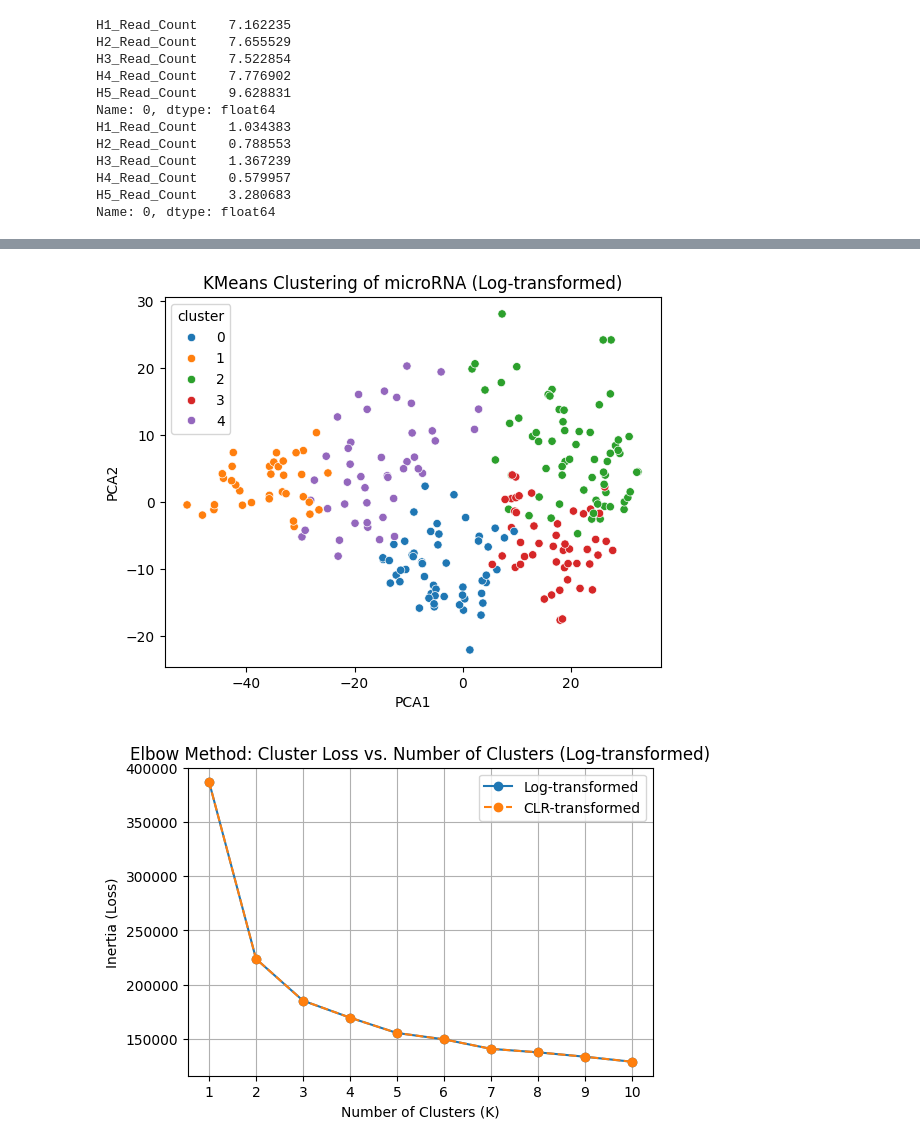
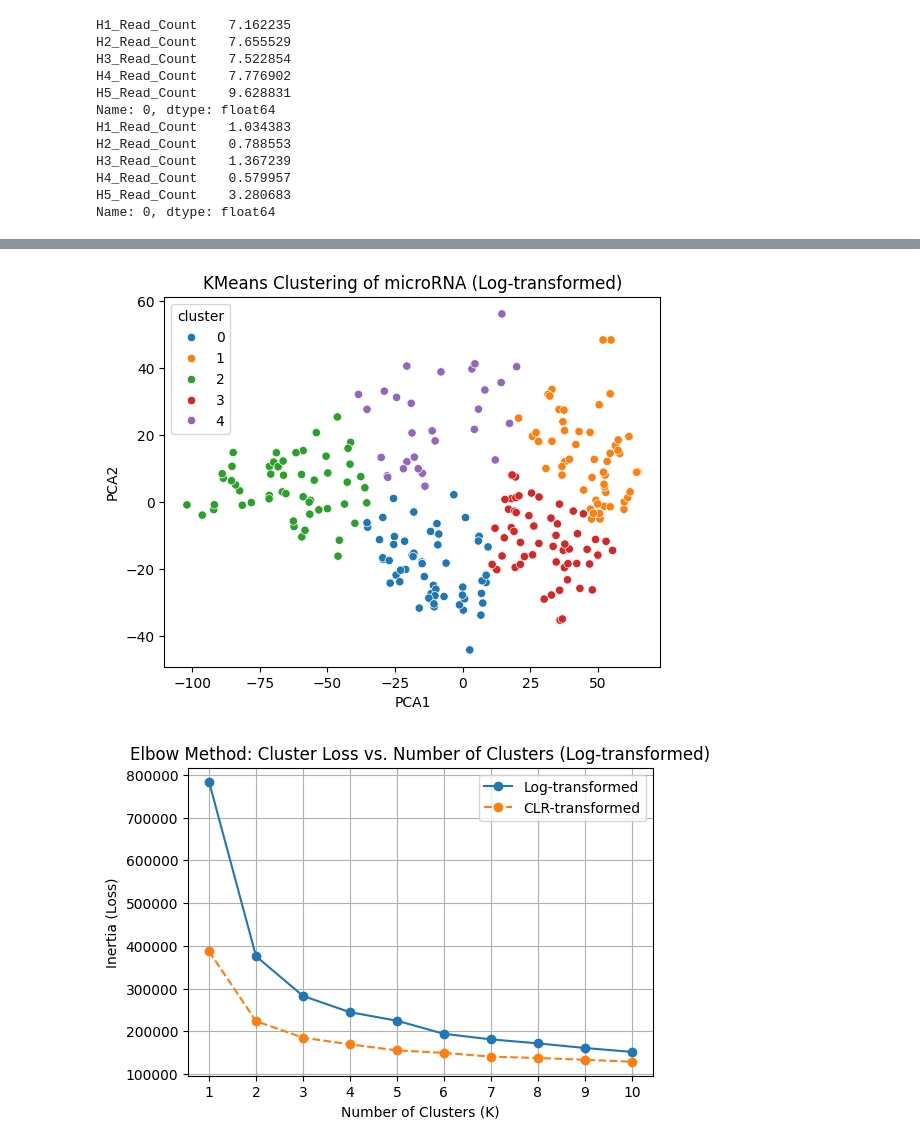
Before and after one commit to lookbackjh/mRNA_clustering, a Jupyter notebook: analysis.ipynb, the cells around one changed output, grey strips where cells are left out. Cells and saved outputs as stored; diff of their text form; code cells hidden in the pictures.

```diff
--- a/analysis.ipynb
+++ b/analysis.ipynb
@@ -77,22 +79,46 @@ Name: 0, dtype: float64
 # %%
 from sklearn.cluster import KMeans
 import matplotlib.pyplot as plt
-
+import seaborn as sns
+import copy
+clr_data=copy.deepcopy(clr_df)
 # 범위 설정 (예: 1~10 클러스터)
 K_range = range(1, 11)
-inertias = []
+inertias_clr = []
 
 for k in K_range:
     kmeans = KMeans(n_clusters=k, random_state=42)
     kmeans.fit(clr_data.drop(columns='cluster', errors='ignore'))  # sample x feature
-    inertias.append(kmeans.inertia_)  # inertia = sum of squared distances to cluster centers
+    inertias_clr.append(kmeans.inertia_)  # inertia = sum of squared distances to cluster centers
 plt.figure(figsize=(6, 4))
-plt.plot(K_range, inertias, marker='o')
+plt.plot(K_range, inertias_clr, marker='o')
 plt.title('Elbow Method: Cluster Loss vs. Number of Clusters')
 plt.xlabel('Number of Clusters (K)')
 plt.ylabel('Inertia (Loss)')
 plt.xticks(K_range)
 plt.grid(True)
 plt.show()
+
+# KMeans clustering with the optimal number of clusters
+optimal_k = 5  # You can change this based on the elbow method result
+
+# perform pca
+from sklearn.decomposition import PCA
+pca = PCA(n_components=2)  # Reduce to 2 dimensions for visualization
+pca_data = pca.fit_transform(clr_data.drop(columns='cluster', errors='ignore'))
+clr_data['cluster'] = KMeans(n_clusters=optimal_k, random_state=42).fit_predict(clr_data.drop(columns='cluster', errors='ignore'))
+# Add PCA results to the DataFrame
+clr_data['pca1'] = pca_data[:, 0]
+clr_data['pca2'] = pca_data[:, 1]
+# Visualize the clusters
+plt.figure(figsize=(8, 6))
+sns.scatterplot(data=clr_data, x='pca1', y='pca2', hue='cluster', palette='viridis', s=100)
+plt.title(f'KMeans Clustering with {optimal_k} Clusters')
+plt.xlabel('PCA Component 1')
+plt.ylabel('PCA Component 2')
+plt.legend(title='Cluster')
+plt.grid(True)
+#plt.savefig('kmeans_clustering.png')
+# Save the results to an Excel file
 # %% [output]
 [figure]
@@ -99,6 +126,12 @@ plt.show()
 # %%
 # do the same for log transformed data
-log_data = log_df
+#sci-kit pca
+from sklearn.decomposition import PCA
+from sklearn.cluster import KMeans
+# Perform KMeans clustering on clr transformed data
+
+import seaborn as sns
+log_data = copy.deepcopy(log_df)
 n_clusters = 5  # 원하는 클러스터 수
 kmeans_log = KMeans(n_clusters=n_clusters, random_state=42)
 labels_log = kmeans_log.fit_predict(log_data)
@@ -113,28 +146,28 @@ sns.scatterplot(data=log_data, x='PCA1', y='PCA2', hue='cluster', palette='tab10
 plt.title("KMeans Clustering of microRNA (Log-transformed)")
 plt.show()
 # %% [output]
-[figure, old version]
+[figure, new version]
 # %%
 
 # Elbow method for log transformed data
 inertias_log = []
 for k in K_range:
     kmeans_log = KMeans(n_clusters=k, random_state=42)
     kmeans_log.fit(log_data.drop(columns='cluster', errors='ignore'))  # sample x feature
     inertias_log.append(kmeans_log.inertia_)  # inertia = sum of squared distances to cluster centers
 plt.figure(figsize=(6, 4))
 plt.plot(K_range, inertias_log, marker='o', label='Log-transformed')
 # plot clr together with log transformed data
-plt.plot(K_range, inertias, marker='o', label='CLR-transformed', linestyle='--')
+plt.plot(K_range, inertias_clr, marker='o', label='CLR-transformed', linestyle='--')
 plt.legend()
 plt.title('Elbow Method: Cluster Loss vs. Number of Clusters (Log-transformed)')
 plt.xlabel('Number of Clusters (K)')
 plt.ylabel('Inertia (Loss)')
 plt.xticks(K_range)
 plt.grid(True)
 plt.show()
 # %% [output]
-[figure, old version]
+[figure, new version]
 # %%
 # setting cluster number as 5, I want to do the clustering for data_clr[:10] and data_clr[10:20], data_clr[20:30]
 
```
Also changed, not shown: parts of 7 cells of this notebook.
